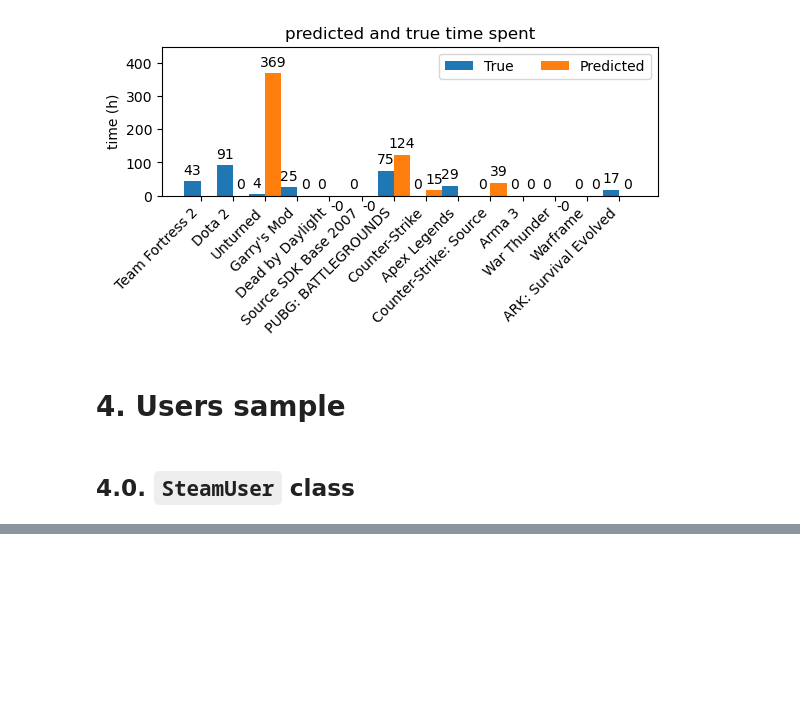
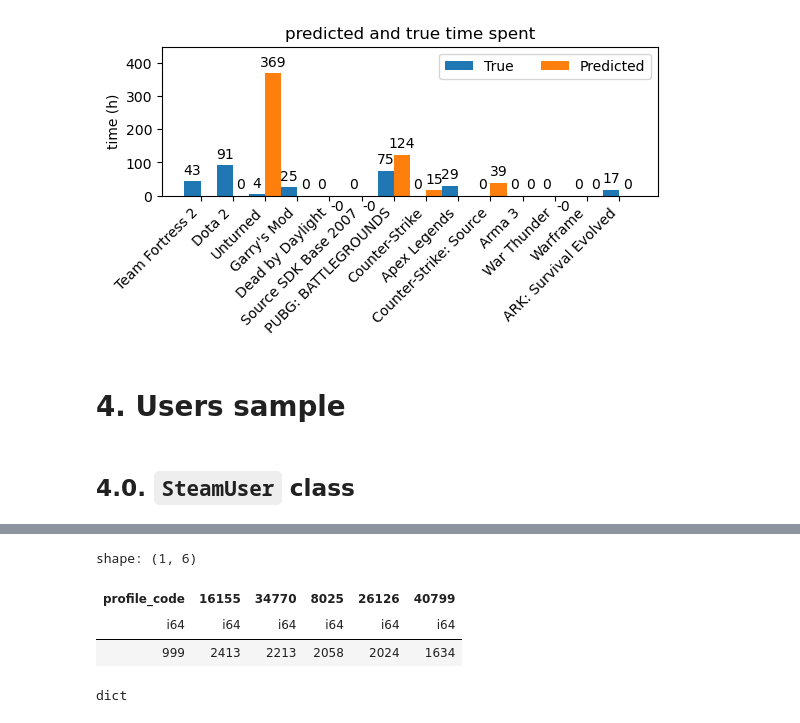
Before and after one commit to Polatucha16/steam_data, a Jupyter notebook: CSMC_experiments.ipynb, the cells around one changed output, grey strips where cells are left out. Saved outputs shown, nothing was run; the diff lists cells and outputs as text; code cells hidden in the pictures; blank space fills up the shorter version.

```diff
--- a/CSMC_experiments.ipynb
+++ b/CSMC_experiments.ipynb
@@ -718,0 +764,13 @@ shape: (50, 2)
+# %%
+a_dict = {'profile_code': [experiment.user_code]}
+a_dict.update({str(key):[val] for key, val in experiment.games_sample.items()})
+pl.from_dict(a_dict)
+# %% [output]
+shape: (1, 6)
+| profile_code | 16155 | 34770 | 8025 | 26126 | 40799 |
+| i64 | i64 | i64 | i64 | i64 | i64 |
+| 999 | 2413 | 2213 | 2058 | 2024 | 1634 |
+# %%
+type(experiment.games_sample)
+# %% [output]
+dict
```
Also changed, not shown: parts of 13 cells of this notebook, 13 other files.
